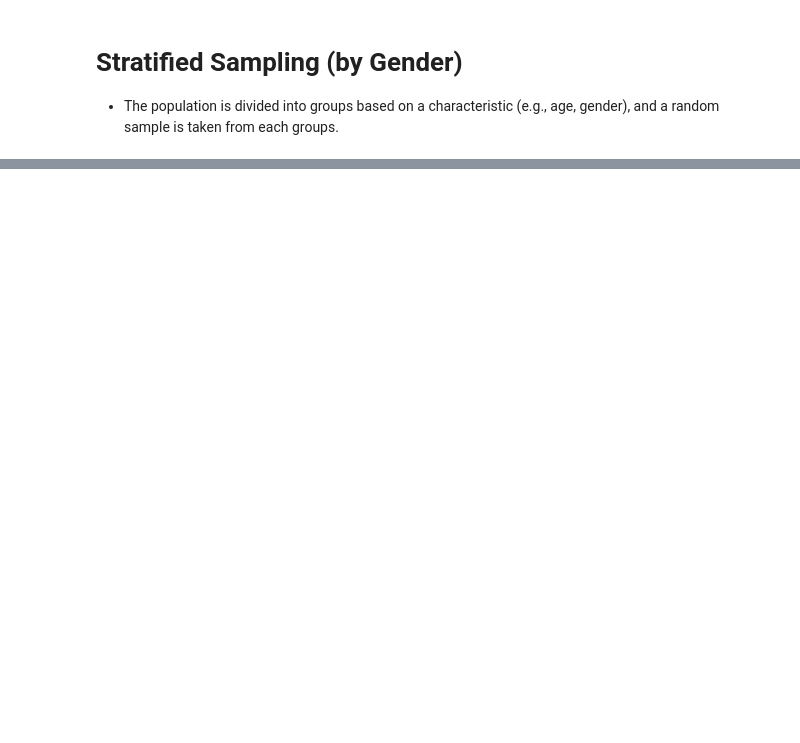
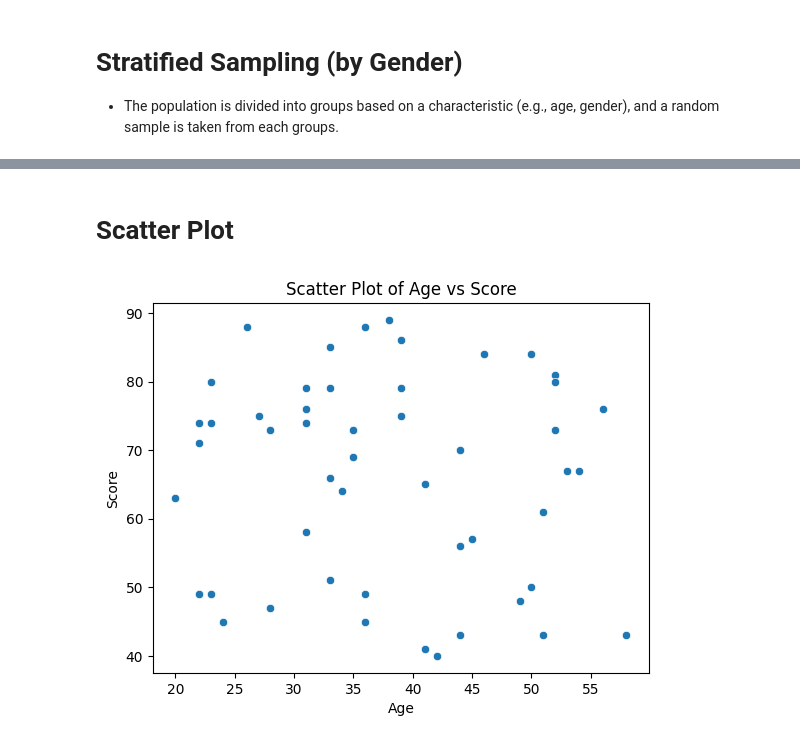
Before and after one commit to SANGRAMLEMBE/MTech, a Jupyter notebook: Inferential_Statistics/Practical/Inferential_stats_1.ipynb, the cells around one changed output, grey strips where cells are left out. Drawn from its saved outputs; the diff is of its cells as text; code cells hidden in the pictures; blank space fills up the shorter version.

```diff
--- a/Inferential_Statistics/Practical/Inferential_stats_1.ipynb
+++ b/Inferential_Statistics/Practical/Inferential_stats_1.ipynb
@@ -222,0 +294,10 @@ Stratified Sample:
+# %% [markdown]
+# Scatter Plot
+# %%
+
+# Scatter plot (Age vs Score)
+sns.scatterplot(x='Age', y='Score', data=Created_data)
+plt.title("Scatter Plot of Age vs Score")
+plt.show()
+# %% [output]
+[figure, added]
```
Also changed, not shown: parts of 30 cells of this notebook.
